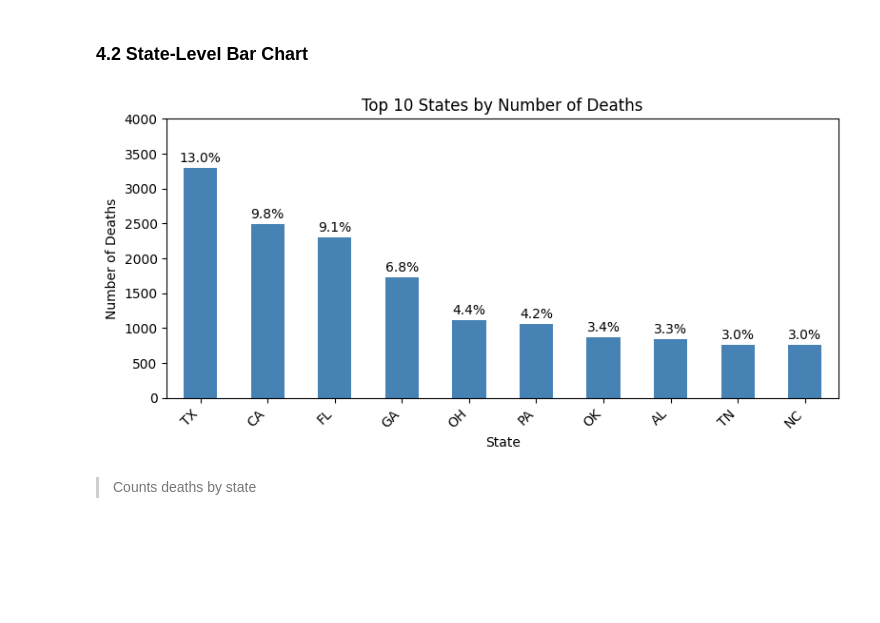
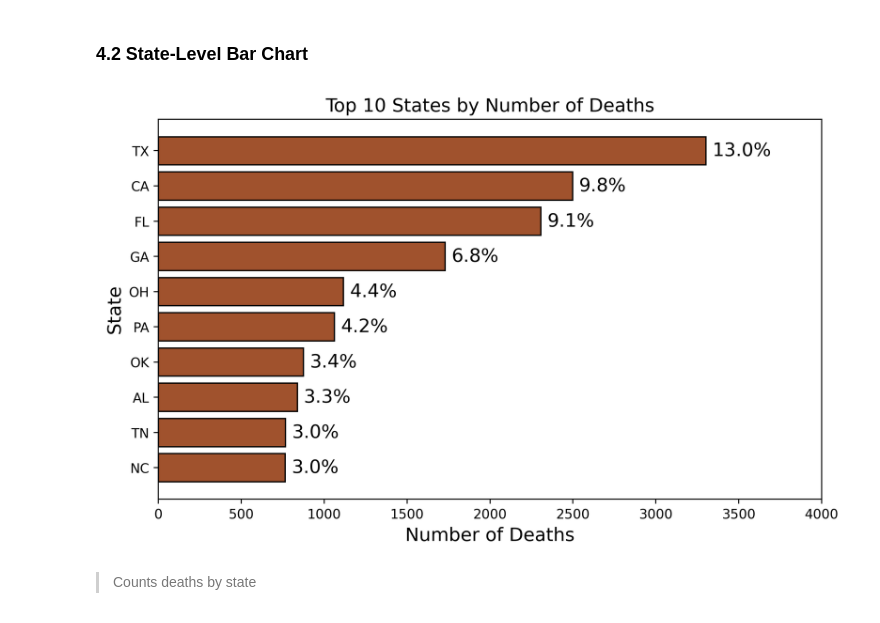
Before and after one commit to Ramil-cyber/Research_Linking_Analyzing_US_Prisons_Deaths, a Jupyter notebook: EDA/EDA_BJA_data.ipynb, the cells around one changed output. Saved outputs shown, nothing was run; the diff lists cells and outputs as text; code cells hidden in the pictures; blank space fills up the shorter version.

```diff
--- a/EDA/EDA_BJA_data.ipynb
+++ b/EDA/EDA_BJA_data.ipynb
@@ -95,14 +92,0 @@ BJA["Location Type"] = BJA["Location Type"].replace({"jail": "Jail"})
-# %%
-BJA["Fiscal Year of Death"] = pd.to_datetime(BJA["Fiscal Year of Death"])
-BJA["Death Year"] = BJA["Fiscal Year of Death"].dt.year
-
-year_counts = BJA["Death Year"].value_counts().sort_index()
-
-plt.figure(figsize=(6, 4))
-year_counts.plot(kind="bar", color="steelblue")
-plt.title("Number of Prison Deaths by Fiscal Year")
-plt.xlabel("Fiscal Year")
-plt.ylabel("Number of Deaths")
-plt.xticks(rotation=45, ha='right')
-plt.tight_layout()
-plt.show()
@@ -342,48 +450,64 @@ plt.show()
 # %% [markdown]
 ### 4.2 State‑Level Bar Chart
 # %%
-# Computing counts by state and selecting top 10
+import matplotlib.pyplot as plt
+
+# --------------------------
+# Top 10 States by Number of Deaths (horizontal bars, biggest percentages on top)
+# --------------------------
+
+# Compute counts by state and select top 10
 state_counts = BJA["Location of Death-State (postal abbreviation):"].value_counts()
 top10_states = state_counts.head(10)
 
-# Computing percentages of total deaths for these top 10 states
+# Compute percentages of total deaths for these top 10 states
 total_deaths = state_counts.sum()
 top10_pct = (top10_states / total_deaths) * 100
 
-# Creating bar chart and annotating each bar with its percentage
-fig, ax = plt.subplots(figsize=(8, 4))
-bars = top10_states.plot(kind="bar", color="steelblue", ax=ax)
+# To have the largest‐percentage (highest‐count) bar appear at the top of the chart,
+# we sort ascending so that barh plots the smallest on the bottom and the largest on top.
+top10_states_sorted = top10_states.sort_values(ascending=True)
+top10_pct_sorted = top10_pct[top10_states_sorted.index]
 
-# Adding title and axis labels
-ax.set_title("Top 10 States by Number of Deaths")
-ax.set_xlabel("State")
-ax.set_ylabel("Number of Deaths")
+single_color = "sienna"
 
-# Seting y‐axis limit up to 4000
-ax.set_ylim(0, 4000)
+fig, ax = plt.subplots(figsize=(8, 5), dpi=350)
 
-# Rotating x‐labels for readability
-plt.xticks(rotation=45, ha="right")
+# Plot horizontal bars in ascending order (so the largest is on top)
+bars = ax.barh(
+    top10_states_sorted.index,
+    top10_states_sorted.values,
+    color=single_color,
+    edgecolor="black",
+)
 
-# Annotating each bar with its percentage
-offset = 4000 * 0.01
-for i, state in enumerate(top10_states.index):
-    count = top10_states[state]
-    pct = top10_pct[state]
+# Add title and axis labels
+ax.set_title("Top 10 States by Number of Deaths", fontsize=14)
+ax.set_xlabel("Number of Deaths", fontsize=14)
+ax.set_ylabel("State", fontsize=14)
+
+# Set x‐axis limit up to 4000
+ax.set_xlim(0, 4000)
+
+# Annotate each bar with its percentage
+offset = 4000 * 0.01  # small offset to position text just to the right of each bar
+for i, state in enumerate(top10_states_sorted.index):
+    count = top10_states_sorted[state]
+    pct = top10_pct_sorted[state]
     ax.text(
+        count + offset,
         i,
-        count + offset,
         f"{pct:.1f}%",
-        ha="center",
-        va="bottom",
-        fontsize=10,
+        ha="left",
+        va="center",
+        fontsize=14,
         color="black",
     )
 
 plt.tight_layout()
 plt.show()
 # %% [output]
-[figure, old version]
+[figure, new version]
 # %% [markdown]
 > Counts deaths by state
 # %% [markdown]
```
Also changed, not shown: parts of 12 cells of this notebook, 1 other file.
